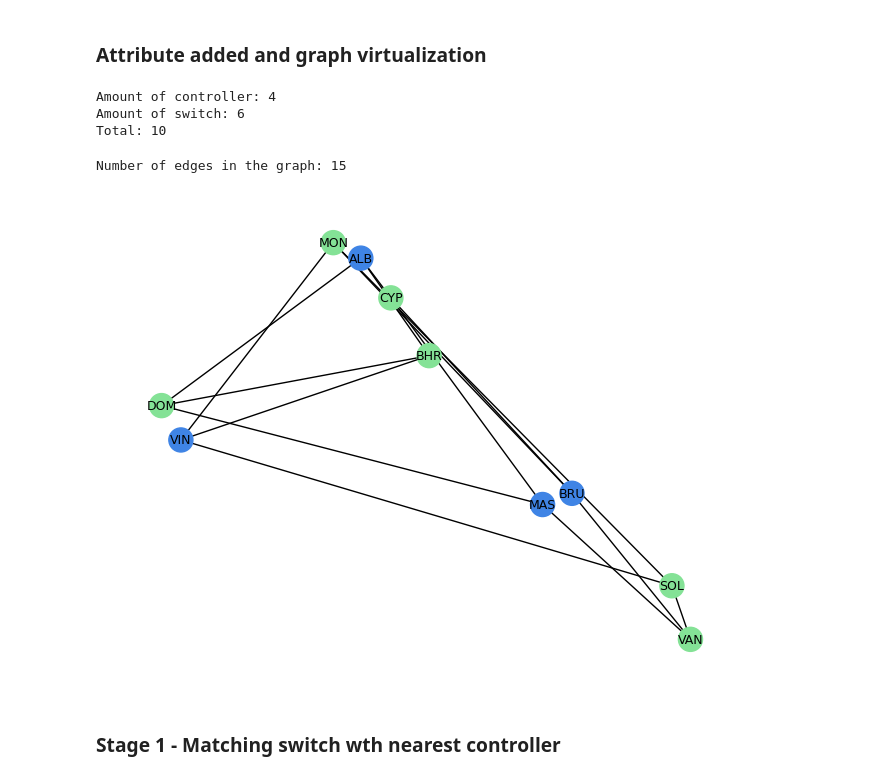
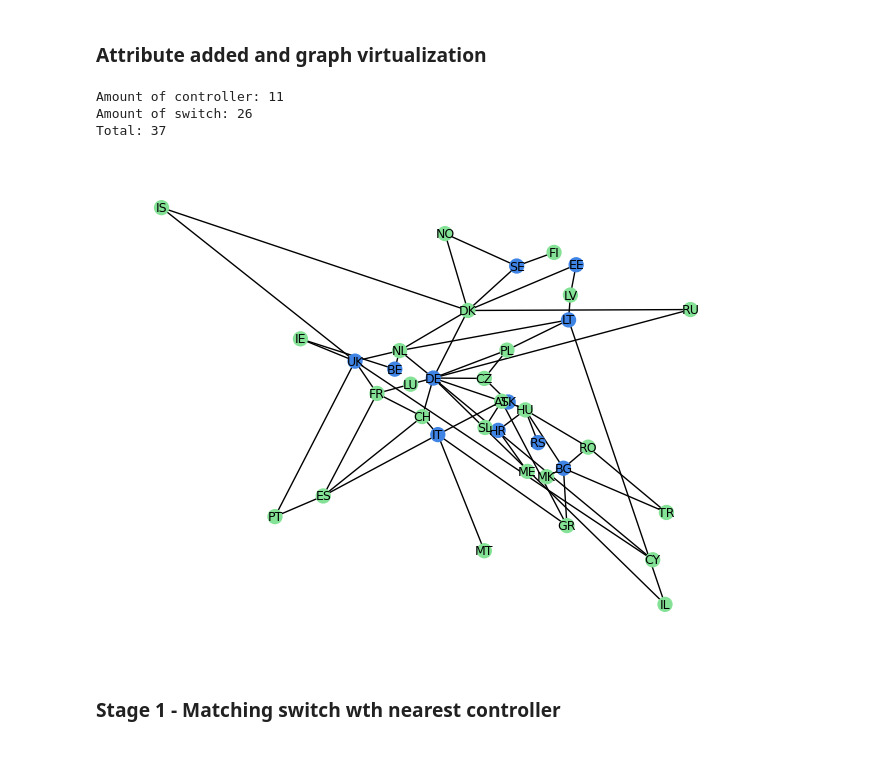
Before and after one commit to pipoomm/topologyzoo, a Jupyter notebook: mumu.ipynb, the cells around one changed output. Cells and saved outputs as stored; diff of their text form; code cells hidden in the pictures.

```diff
--- a/mumu.ipynb
+++ b/mumu.ipynb
@@ -37,7 +32,7 @@ def read_json_city_from_url(url):
 # %%
 # Parameters for the random k-regular graph
 k = 3   # Degree of each node
-n = 10  # Number of nodes in the graph
+n = 20  # Number of nodes in the graph
 
 # Generate a random k-regular graph
 G = nx.random_regular_graph(k, n)
@@ -87,13 +82,13 @@ def read_graphml_from_url(url):
         raise Exception(f"Error downloading GraphML file. Status code: {response.status_code}")
 # %%
 # Topology dataset
+att = "https://raw.githubusercontent.com/pipoomm/topologyzoo/main/AttMpls.graphml"      # (25 Nodes, 57 Edges)
 geant = "https://raw.githubusercontent.com/pipoomm/topologyzoo/main/Geant2012.graphml"  # (37 Nodes, 58 Edges)
-att = "https://raw.githubusercontent.com/pipoomm/topologyzoo/main/AttMpls.graphml"      # (25 Nodes, 57 Edges)
 
 certnet = "https://raw.githubusercontent.com/pipoomm/topologyzoo/main/Cernet.graphml"   # Small network (37 Nodes, 55 Edges)
 tw = "https://raw.githubusercontent.com/pipoomm/topologyzoo/main/Tw.graphml"            # Medium network (76 Nodes, 118 Edges)
 colt = "https://raw.githubusercontent.com/pipoomm/topologyzoo/main/Colt.graphml"        # Large network (149 Node, 178 Edges)
 
 # Load GraphML file
-G = read_graphml_from_url(att)
+G = read_graphml_from_url(geant)
 # %%
@@ -134,14 +131,12 @@ while "none" in roles.values():
 nx.set_node_attributes(G, roles, "role")
 print(f'Amount of controller: {amount_of_controller}\nAmount of switch: {amount_of_switch}\nTotal: {amount_of_controller+amount_of_switch}')
 # %% [output]
-Amount of controller: 4
-Amount of switch: 6
-Total: 10
+Amount of controller: 11
+Amount of switch: 26
+Total: 37
 # %%
 num_edges = G.number_of_edges()
 print("Number of edges in the graph:", num_edges)
-# %% [output]
-Number of edges in the graph: 15
 # %%
 # Print the node roles
 for n, r in nx.get_node_attributes(G, "role").items():
@@ -154,19 +149,19 @@ for n, data in G.nodes(data=True):
 # %%
 node_positions = {}
 for node in G.nodes():
   label = G.nodes[node]['id']
   node_positions[node] = (G.nodes[node]['Longitude'], G.nodes[node]['Latitude'])
 
-# Define node colors based on their roles
+# Define node colors based on their roles (controller: blue, switch: green)
 node_colors = {"controller": "#3f84e5", "switch": "#84e296"}
 
 # Draw the graph with node colors
-nx.draw(G, node_color=[node_colors[G.nodes[n]["role"]] for n in G.nodes()], pos=node_positions, labels={node: G.nodes[node]['label'] for node in G.nodes()},with_labels=True,node_size=300, font_size=9)
+nx.draw(G, node_color=[node_colors[G.nodes[n]["role"]] for n in G.nodes()], pos=node_positions, labels={node: G.nodes[node]['label'] for node in G.nodes()},with_labels=True,node_size=100, font_size=9)
 
 # Show the plot
 plt.show()
 # %% [output]
-[figure, old version]
+[figure, new version]
 # %% [markdown]
 ### Stage 1 - Matching switch wth nearest controller
 # %%
```
Also changed, not shown: parts of 31 cells of this notebook.
